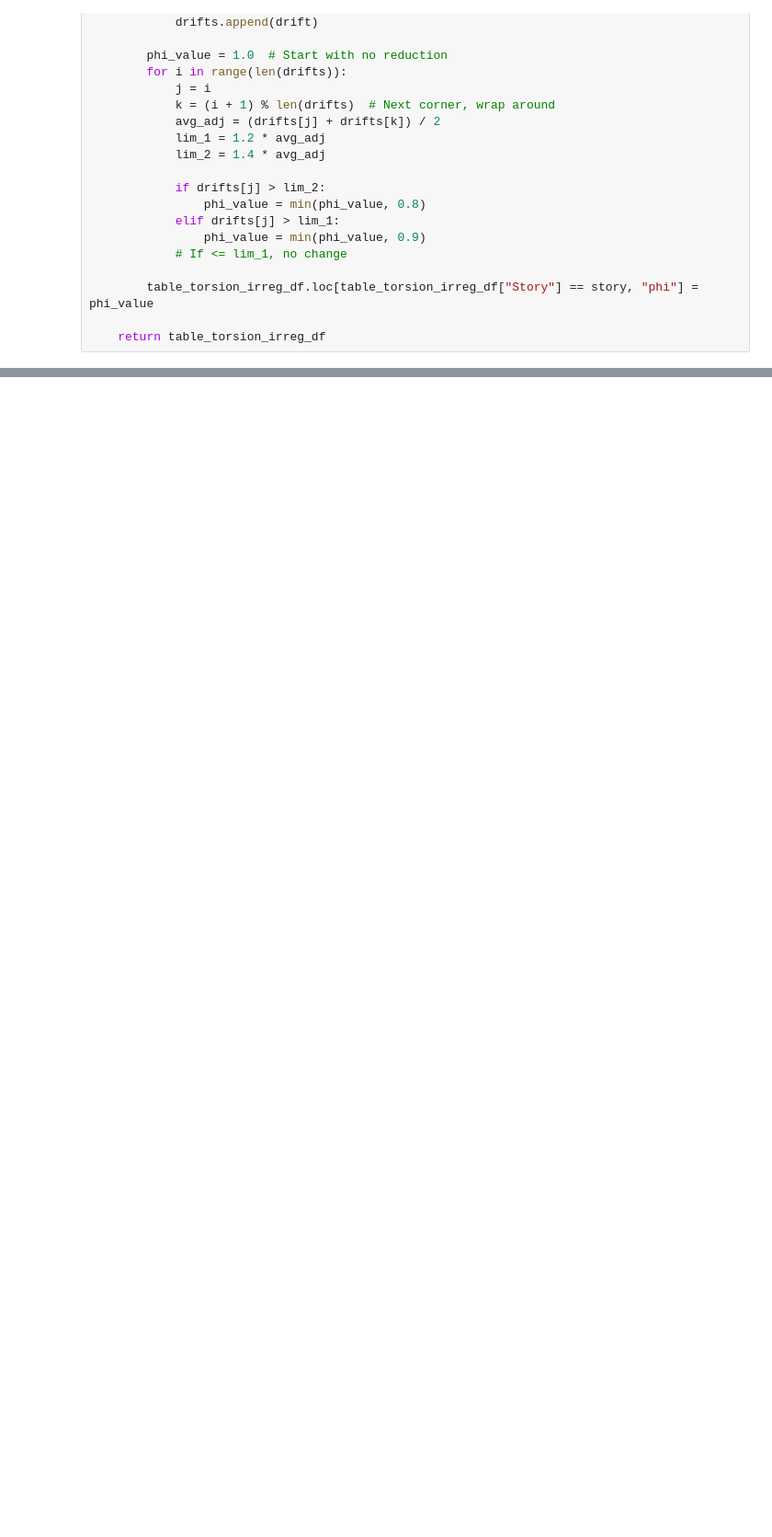
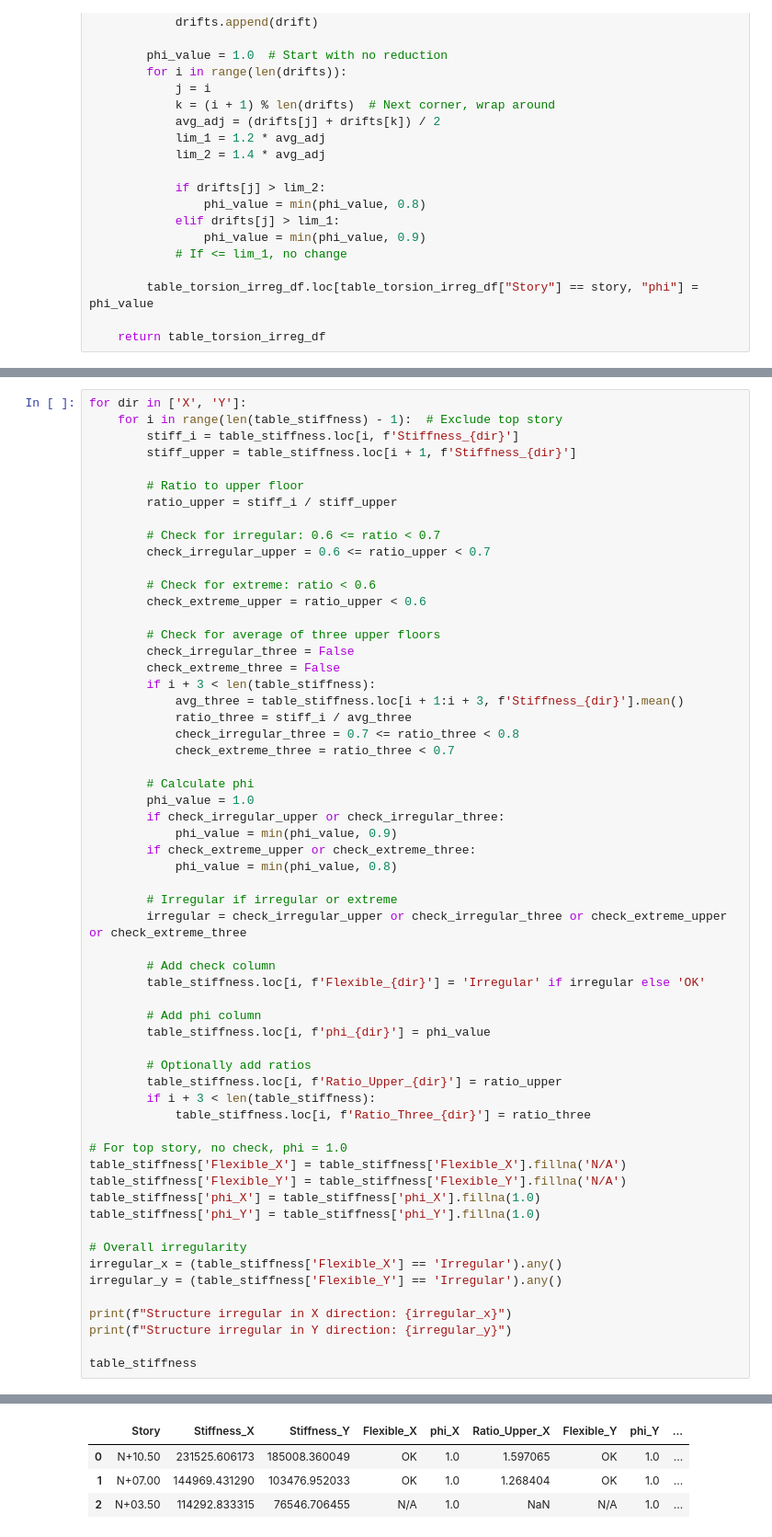
Before and after one commit to jzamora18/ETABS_API, a Jupyter notebook: scr/Calculations.ipynb, the cells around one changed output, grey strips where cells are left out. Shown at 92% size. Cells and saved outputs as stored; diff of their text form; blank space fills up the shorter version.

Commit message:
Irregularities done

```diff
--- a/scr/Calculations.ipynb
+++ b/scr/Calculations.ipynb
@@ -603,0 +604,60 @@ table_stiffness
+# %%
+for dir in ['X', 'Y']:
+    for i in range(len(table_stiffness) - 1):  # Exclude top story
+        stiff_i = table_stiffness.loc[i, f'Stiffness_{dir}']
+        stiff_upper = table_stiffness.loc[i + 1, f'Stiffness_{dir}']
+
+        # Ratio to upper floor
+        ratio_upper = stiff_i / stiff_upper
+
+        # Check for irregular: 0.6 <= ratio < 0.7
+        check_irregular_upper = 0.6 <= ratio_upper < 0.7
+
+        # Check for extreme: ratio < 0.6
+        check_extreme_upper = ratio_upper < 0.6
+
+        # Check for average of three upper floors
+        check_irregular_three = False
+        check_extreme_three = False
+        if i + 3 < len(table_stiffness):
+            avg_three = table_stiffness.loc[i + 1:i + 3, f'Stiffness_{dir}'].mean()
+            ratio_three = stiff_i / avg_three
+            check_irregular_three = 0.7 <= ratio_three < 0.8
+            check_extreme_three = ratio_three < 0.7
+
+        # Calculate phi
+        phi_value = 1.0
+        if check_irregular_upper or check_irregular_three:
+            phi_value = min(phi_value, 0.9)
+        if check_extreme_upper or check_extreme_three:
+            phi_value = min(phi_value, 0.8)
+
+        # Irregular if irregular or extreme
+        irregular = check_irregular_upper or check_irregular_three or check_extreme_upper or check_extreme_three
+
+        # Add check column
+        table_stiffness.loc[i, f'Flexible_{dir}'] = 'Irregular' if irregular else 'OK'
+
+        # Add phi column
+        table_stiffness.loc[i, f'phi_{dir}'] = phi_value
+
+        # Optionally add ratios
+        table_stiffness.loc[i, f'Ratio_Upper_{dir}'] = ratio_upper
+        if i + 3 < len(table_stiffness):
+            table_stiffness.loc[i, f'Ratio_Three_{dir}'] = ratio_three
+
+# For top story, no check, phi = 1.0
+table_stiffness['Flexible_X'] = table_stiffness['Flexible_X'].fillna('N/A')
+table_stiffness['Flexible_Y'] = table_stiffness['Flexible_Y'].fillna('N/A')
+table_stiffness['phi_X'] = table_stiffness['phi_X'].fillna(1.0)
+table_stiffness['phi_Y'] = table_stiffness['phi_Y'].fillna(1.0)
+
+# Overall irregularity
+irregular_x = (table_stiffness['Flexible_X'] == 'Irregular').any()
+irregular_y = (table_stiffness['Flexible_Y'] == 'Irregular').any()
+
+print(f"Structure irregular in X direction: {irregular_x}")
+print(f"Structure irregular in Y direction: {irregular_y}")
+
+table_stiffness
+# %% [output]
@@ -603,0 +666,4 @@ table_stiffness
+|  | Story | Stiffness_X | Stiffness_Y | Flexible_X | phi_X | Ratio_Upper_X | Flexible_Y | phi_Y | ... |
+| 0 | N+10.50 | 231525.606173 | 185008.360049 | OK | 1.0 | 1.597065 | OK | 1.0 | ... |
+| 1 | N+07.00 | 144969.431290 | 103476.952033 | OK | 1.0 | 1.268404 | OK | 1.0 | ... |
+| 2 | N+03.50 | 114292.833315 | 76546.706455 | N/A | 1.0 | NaN | N/A | 1.0 | ... |
```
Also changed, not shown: parts of 26 cells of this notebook, 3 other files.
